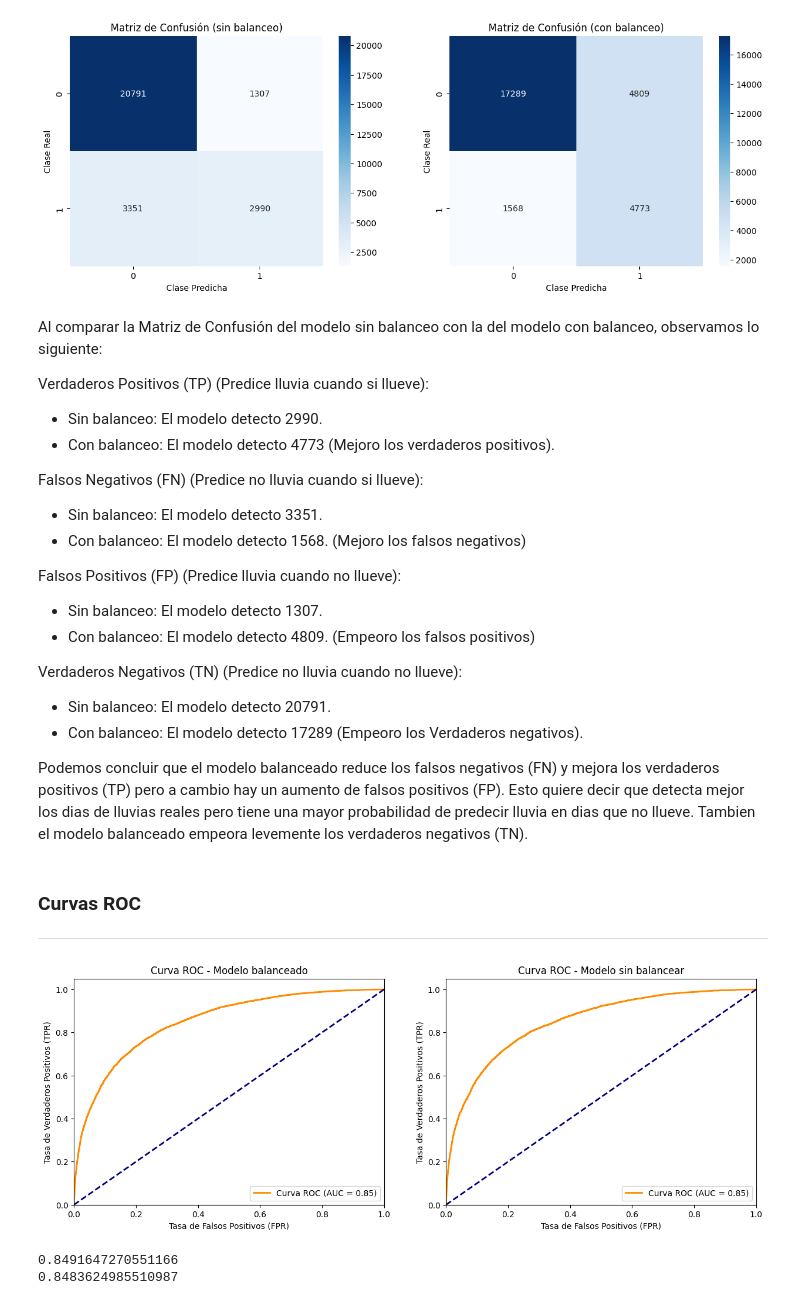
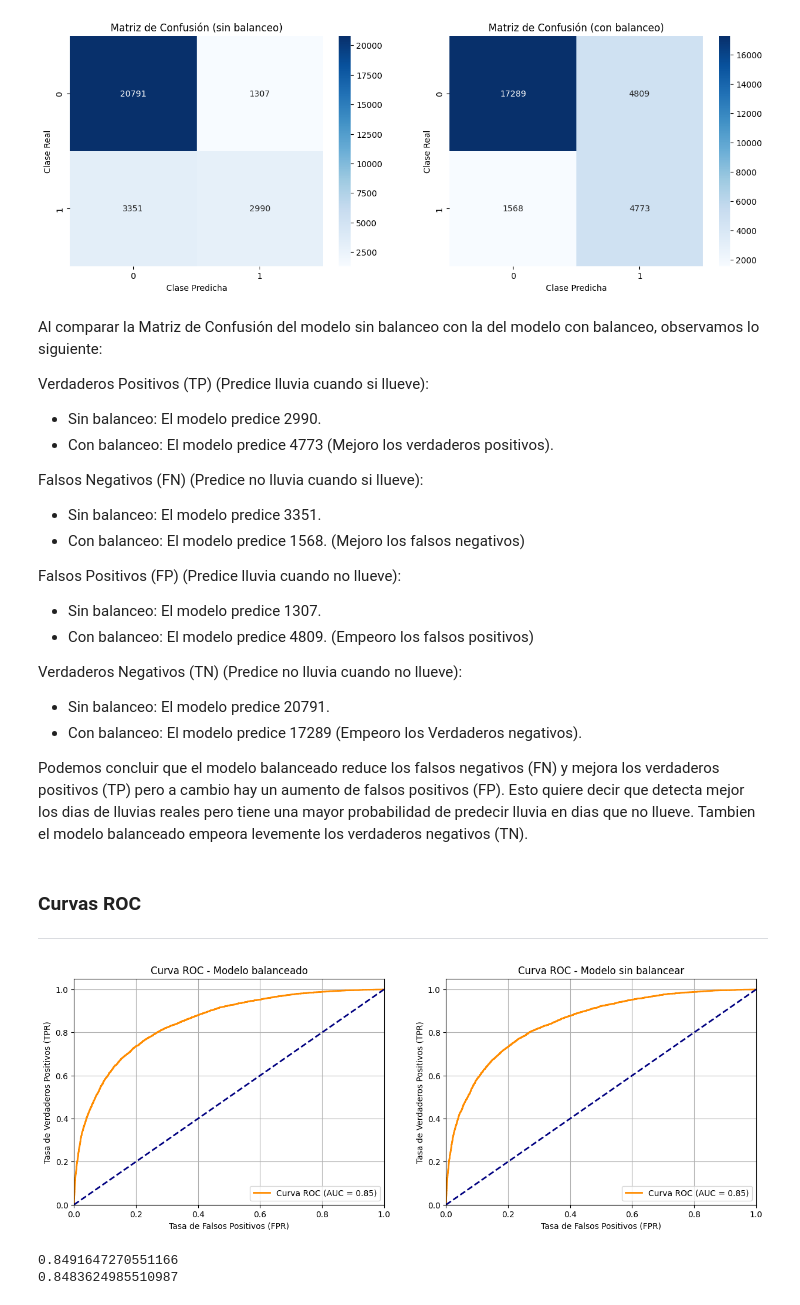
Before and after one commit to CaterinaMartinezD/AA1-TUIA-Casado-MartinezDufour, a Jupyter notebook: TP-clasificacion-AA1.ipynb, the cells around one changed output. Saved outputs shown, nothing was run; the diff lists cells and outputs as text; code cells hidden in the pictures.

```diff
--- a/TP-clasificacion-AA1.ipynb
+++ b/TP-clasificacion-AA1.ipynb
@@ -1159,20 +1218,20 @@ plt.show()
 Al comparar la Matriz de Confusión del modelo sin balanceo con la del modelo con balanceo, observamos lo siguiente:
 
 Verdaderos Positivos (TP) (Predice lluvia cuando si llueve):
-- Sin balanceo: El modelo detecto 2990.
-- Con balanceo: El modelo detecto 4773 (Mejoro los verdaderos positivos).
+- Sin balanceo: El modelo predice 2990.
+- Con balanceo: El modelo predice 4773 (Mejoro los verdaderos positivos).
 
 Falsos Negativos (FN) (Predice no lluvia cuando si llueve):
-- Sin balanceo: El modelo detecto 3351.
-- Con balanceo: El modelo detecto 1568. (Mejoro los falsos negativos)
+- Sin balanceo: El modelo predice 3351.
+- Con balanceo: El modelo predice 1568. (Mejoro los falsos negativos)
 
 Falsos Positivos (FP) (Predice lluvia cuando no llueve):
-- Sin balanceo: El modelo detecto 1307.
-- Con balanceo: El modelo detecto 4809. (Empeoro los falsos positivos)
+- Sin balanceo: El modelo predice 1307.
+- Con balanceo: El modelo predice 4809. (Empeoro los falsos positivos)
 
 Verdaderos Negativos (TN) (Predice no lluvia cuando no llueve):
-- Sin balanceo: El modelo detecto 20791.
-- Con balanceo: El modelo detecto 17289  (Empeoro los Verdaderos negativos).
+- Sin balanceo: El modelo predice 20791.
+- Con balanceo: El modelo predice 17289  (Empeoro los Verdaderos negativos).
 
 
 Podemos concluir que el modelo balanceado reduce los falsos negativos (FN) y mejora los verdaderos positivos (TP) pero a cambio hay un aumento de falsos positivos (FP). Esto quiere decir que detecta mejor los dias de lluvias reales pero tiene una mayor probabilidad de predecir lluvia en dias que no llueve.
@@ -1207,30 +1266,31 @@ roc_auc2 = auc(fpr2, tpr2)
 # %%
 # Grafico la curva ROC
 plt.figure(figsize=(15,5))
 
 plt.subplot(1,2,1)
 plt.plot(fpr1, tpr1, color='darkorange', lw=2, label='Curva ROC (AUC = %0.2f)' % roc_auc1)
 plt.plot([0, 1], [0, 1], color='navy', lw=2, linestyle='--')
 plt.xlim([0.0, 1.0])
 plt.ylim([0.0, 1.05])
 plt.xlabel('Tasa de Falsos Positivos (FPR)')
 plt.ylabel('Tasa de Verdaderos Positivos (TPR)')
 plt.title('Curva ROC - Modelo balanceado')
 plt.legend(loc="lower right")
+plt.grid(True)
 
 plt.subplot(1,2,2)
 plt.plot(fpr2, tpr2, color='darkorange', lw=2, label='Curva ROC (AUC = %0.2f)' % roc_auc2)
 plt.plot([0, 1], [0, 1], color='navy', lw=2, linestyle='--')
 plt.xlim([0.0, 1.0])
 plt.ylim([0.0, 1.05])
 plt.xlabel('Tasa de Falsos Positivos (FPR)')
 plt.ylabel('Tasa de Verdaderos Positivos (TPR)')
 plt.title('Curva ROC - Modelo sin balancear')
 plt.legend(loc="lower right")
-
+plt.grid(True)
 plt.show()
 # %% [output]
-[figure, old version]
+[figure, new version]
 # %%
 print(roc_auc1)
 print(roc_auc2)
```
Also changed, not shown: parts of 21 cells of this notebook, 1 other file.
